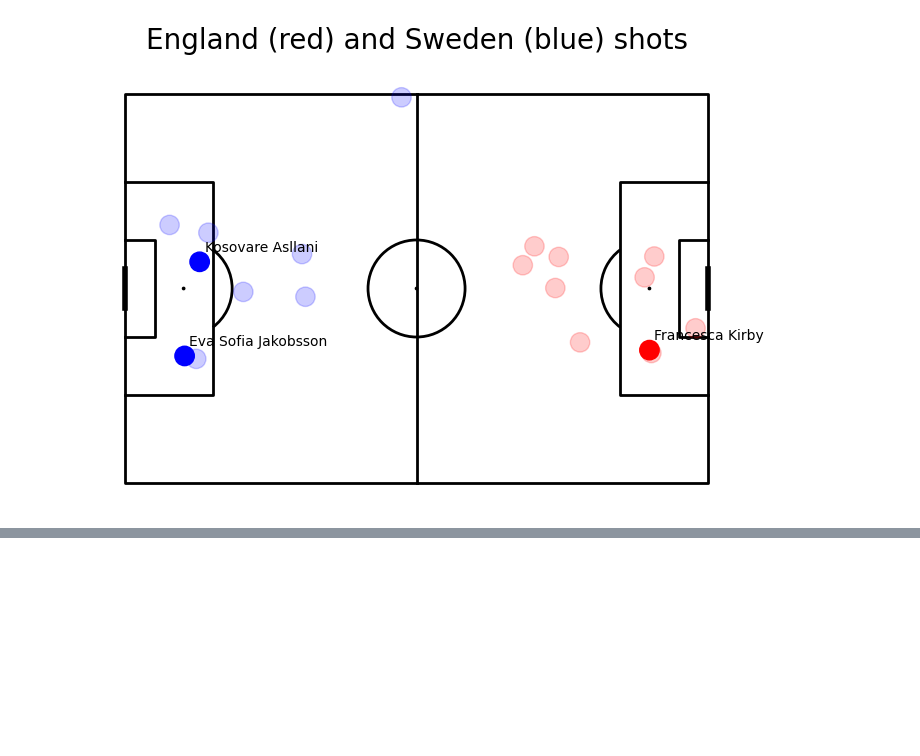
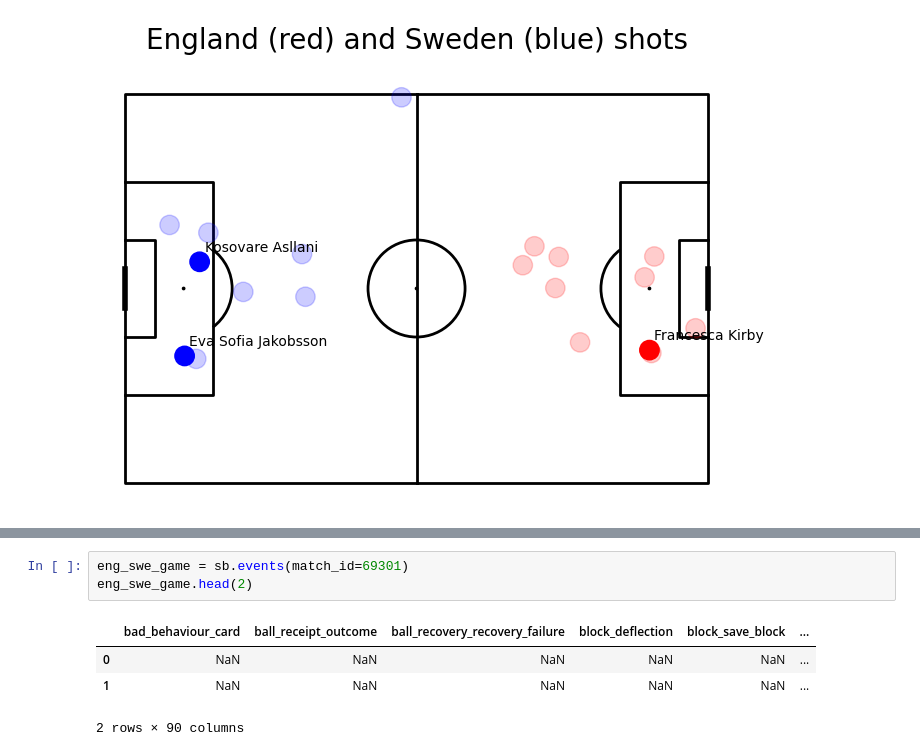
Before and after one commit to khoffLSU/footy_analytics, a Jupyter notebook: Visualizing Football.ipynb, the cells around one changed output, grey strips where cells are left out. Drawn from its saved outputs; the diff is of its cells as text; blank space fills up the shorter version.

```diff
--- a/Visualizing Football.ipynb
+++ b/Visualizing Football.ipynb
@@ -85,0 +93,8 @@ plt.show()
+# %%
+eng_swe_game = sb.events(match_id=69301)
+eng_swe_game.head(2)
+# %% [output]
+|  | bad_behaviour_card | ball_receipt_outcome | ball_recovery_recovery_failure | block_deflection | block_save_block | ... |
+| 0 | NaN | NaN | NaN | NaN | NaN | ... |
+| 1 | NaN | NaN | NaN | NaN | NaN | ... |
+2 rows × 90 columns
```
Also changed, not shown: parts of 5 cells of this notebook.
